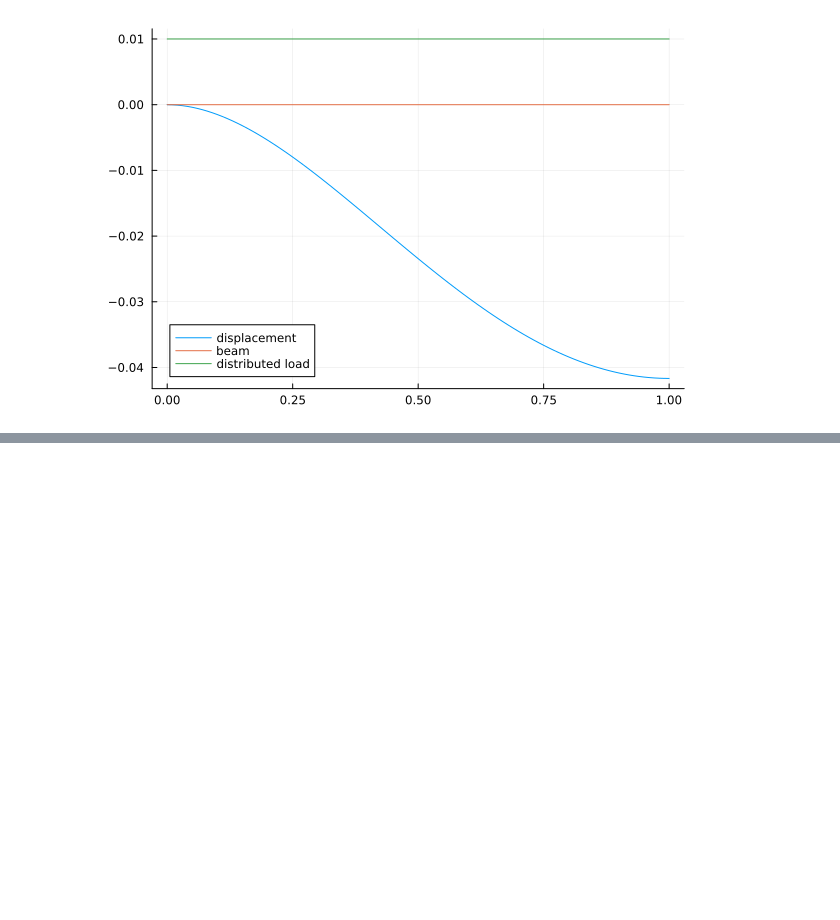
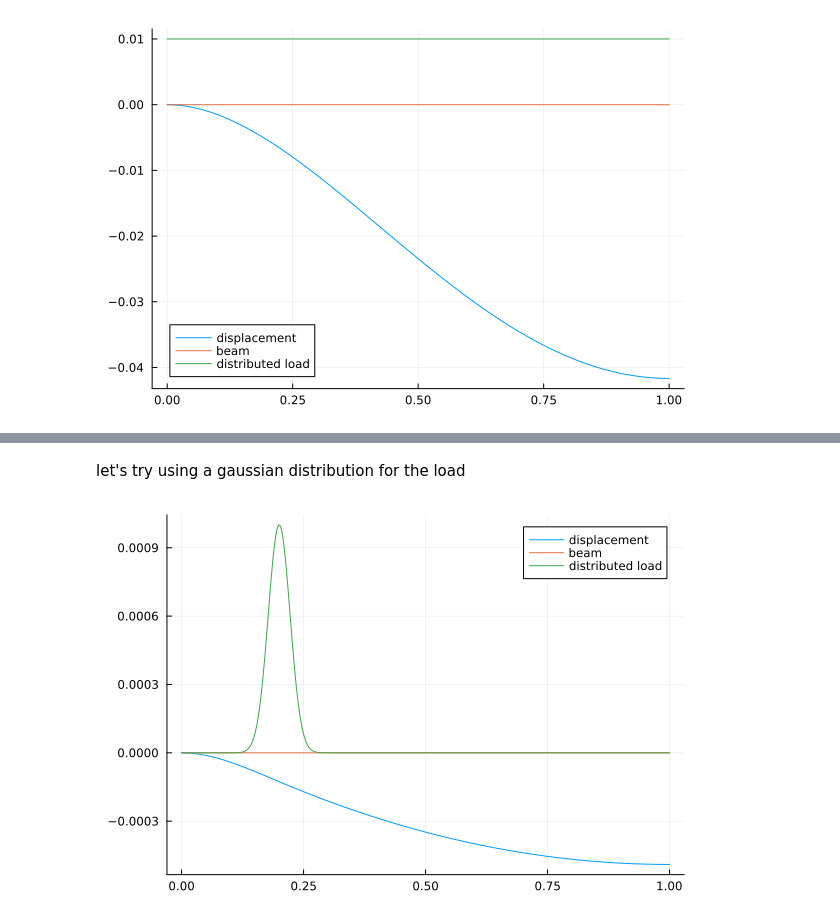
Before and after one commit to Kstreme/ENSAM-TUD01_G1, a Jupyter notebook: scripts cosimo/scripts.ipynb, the cells around one changed output, grey strips where cells are left out. Saved outputs shown, nothing was run; the diff lists cells and outputs as text; code cells hidden in the pictures; blank space fills up the shorter version.

```diff
--- a/scripts cosimo/scripts.ipynb
+++ b/scripts cosimo/scripts.ipynb
@@ -186,0 +238,44 @@ plot!(u_sol.t,0.01*f.(u_sol.t),label="distributed load")
+# %% [markdown]
+let's try using a gaussian distribution for the load
+# %%
+A=1
+x0=0.2
+sigma=0.001
+
+q(x)=A*(exp(-(x-x0)^2/sigma))
+
+E(x)= 1               #young module equation (HAS TO BE CONSTANT)
+J(x)= 1                     #inertia equation (HAS TO BE CONSTANT)
+EJ(x)= E(x)*J(x)        #stiffness (HAS TO BE CONSTANT)
+
+
+f(x)=q(x)/EJ(x)
+
+
+function beam!(du,u,p,x)
+    du[1]=u[2]
+    du[2]=u[3]
+    du[3]=u[4]
+    du[4]=f(x)
+end
+
+
+function bc!(residual,u,p,x)
+    residual[1]= u[1][1]
+    residual[2]= u[1][2]
+    residual[3]= u[end][2]
+    residual[4]= u[end][4]
+end
+
+xspan=(0.0 , 1.0)
+
+bvp= BVProblem(beam!,bc!,[0.,0.,0.,0.],xspan)
+
+u_sol= solve(bvp,MIRK4(),dt = 0.001)
+
+
+plot(u_sol.t,-u_sol[1,:],label="displacement")
+plot!(u_sol.t,0*u_sol.t,label="beam")
+plot!(u_sol.t,0.001*q.(u_sol.t),label="distributed load")
+# %% [output]
+[figure, added]
```
Also changed, not shown: parts of 10 cells of this notebook, 1 other file.
